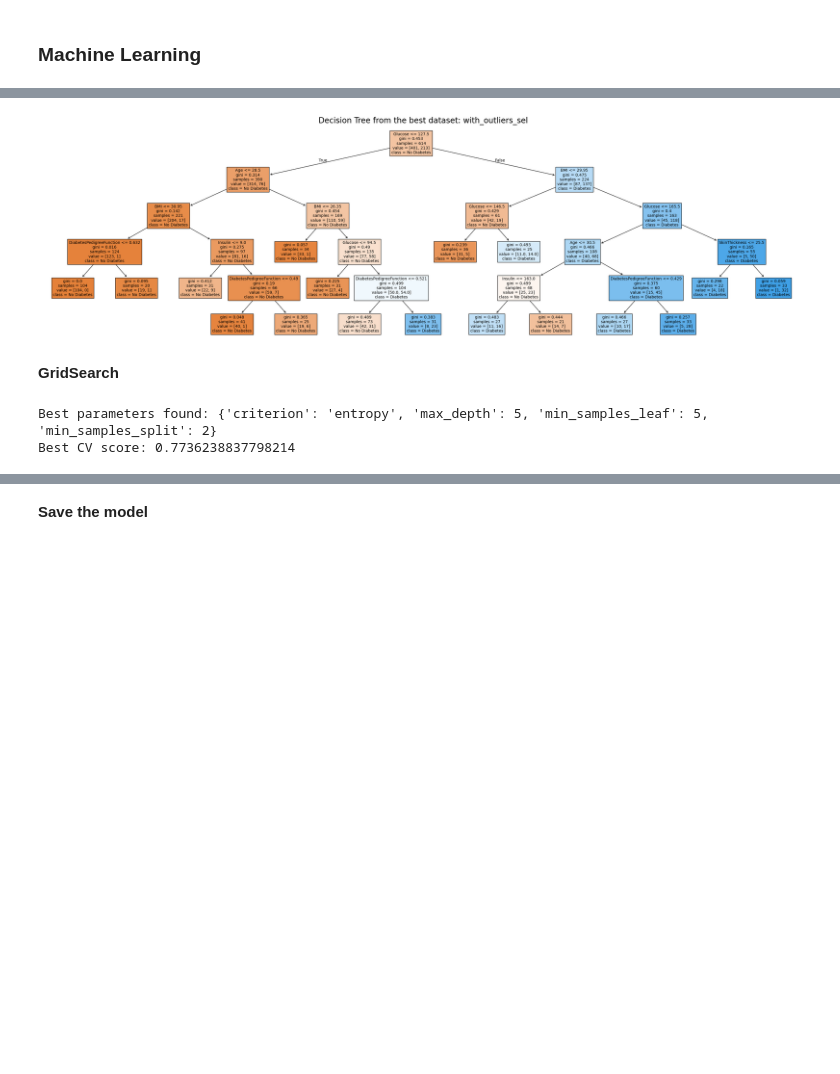
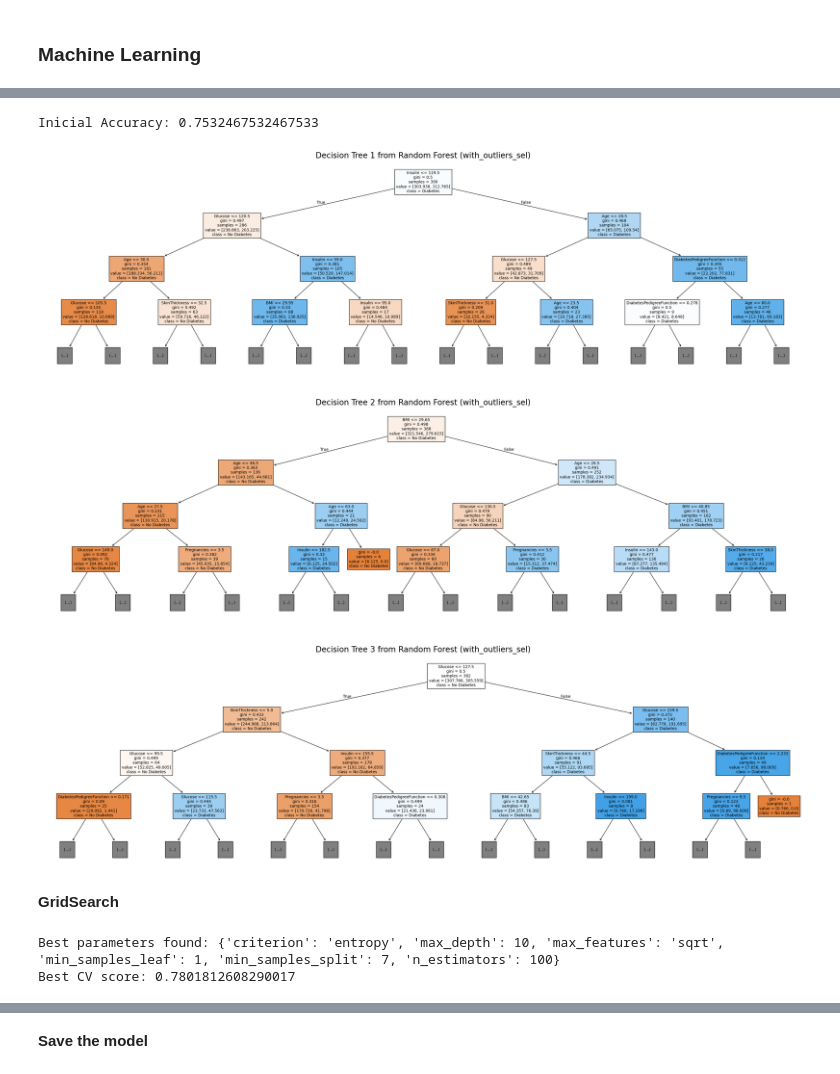
Before and after one commit to 4GeeksAcademy/Boosting-Algorithms-lieliarodas, a Jupyter notebook: src/explore.ipynb, the cells around one changed output, grey strips where cells are left out. Saved outputs shown, nothing was run; the diff lists cells and outputs as text; code cells hidden in the pictures; blank space fills up the shorter version.

Commit message:
Random Forest Prediction

```diff
--- a/src/explore.ipynb
+++ b/src/explore.ipynb
@@ -507,48 +495,62 @@ Best dataset: with_outliers_sel with accuracy = 0.8052
+# %%
+X_train_final, X_test_final = dataset_pairs[best_dataset]
+
+# Train the model with the best dataset
+final_model = RandomForestClassifier(
+    n_estimators=100,
+    random_state=42,
+    class_weight="balanced"
+)
+final_model.fit(X_train_final, y_train)
+
+# Evaluate the model
+y_pred_final = final_model.predict(X_test_final)
+
+print("Inicial Accuracy:", accuracy_score(y_test, y_pred_final))
+# %% [output]
+Inicial Accuracy: 0.7532467532467533
 # %%
-X_train_best, X_test_best = dataset_pairs[best_dataset]
-
-# Train the model with the best dataset
-best_model = DecisionTreeClassifier(
-    random_state=42,
-    max_depth=5,
-    min_samples_leaf=20
-)
-best_model.fit(X_train_best, y_train)
-
-
-# Plot the already trained decision tree
-plt.figure(figsize=(35, 10))
-plot_tree(
-    best_model,  # usa el modelo que ya entrenaste
-    feature_names=X_train_with_outliers_sel.columns.tolist(),
-    class_names=['No Diabetes', 'Diabetes'],
-    filled=True,
-    fontsize=10
-)
-plt.title(f'Decision Tree from the best dataset: {best_dataset}', fontsize=20)
-plt.savefig("../Decision_tree_classifier.png", dpi=300, bbox_inches="tight")
-plt.show()
+# Plot the trained Random Forest
+for i in range(3):
+    fig, ax = plt.subplots(figsize=(35, 10))
+    plot_tree(
+        final_model.estimators_[i],
+        feature_names=X_train_final.columns.tolist(),
+        class_names=['No Diabetes', 'Diabetes'],
+        filled=True,
+        fontsize=10,
+        max_depth=3, # use for better visualization in the graphics
+        ax=ax
+    )
+    ax.set_title(f"Decision Tree {i+1} from Random Forest ({best_dataset})", fontsize=20)
+    plt.savefig(f"../Decision_tree_classifier_{i}.png", dpi=300, bbox_inches="tight")
+    plt.show()
 # %% [output]
-[figure, old version]
+[figure, new version]
+[figure, added]
+[figure, added]
 # %% [markdown]
 **GridSearch**
 # %%
 # Find the best parameters using the best dataset
 
 param_grid = {
+    'n_estimators': [100, 200],
     'criterion': ['gini', 'entropy'],
-    'max_depth': [3, 5, 7, 10, None],
-    'min_samples_split': [2, 5, 10],
-    'min_samples_leaf': [1, 2, 5]
+    'max_depth': [3, 5, 7, 10],
+    'min_samples_split': [2, 5, 7],
+    'min_samples_leaf': [1, 2],
+    'max_features': ['sqrt', 'log2']
 }
-grid_search = GridSearchCV(DecisionTreeClassifier(random_state=42), param_grid, cv=5, scoring='accuracy')
-grid_search.fit(X_train_best, y_train)
+
+grid_search = GridSearchCV(RandomForestClassifier(random_state=42), param_grid, cv=5, scoring='accuracy', n_jobs=-1)
+grid_search.fit(X_train_final, y_train)
 best_params = grid_search.best_params_
 
 print("Best parameters found:", best_params)
 print("Best CV score:", grid_search.best_score_)
 # %% [output]
-Best parameters found: {'criterion': 'entropy', 'max_depth': 5, 'min_samples_leaf': 5, 'min_samples_split': 2}
-Best CV score: 0.7736238837798214
+Best parameters found: {'criterion': 'entropy', 'max_depth': 10, 'max_features': 'sqrt', 'min_samples_leaf': 1, 'min_samples_split': 7, 'n_estimators': 100}
+Best CV score: 0.7801812608290017
 # %%
 # Create final model with the best parameters
```
Also changed, not shown: parts of 11 cells of this notebook, 8 other files.
